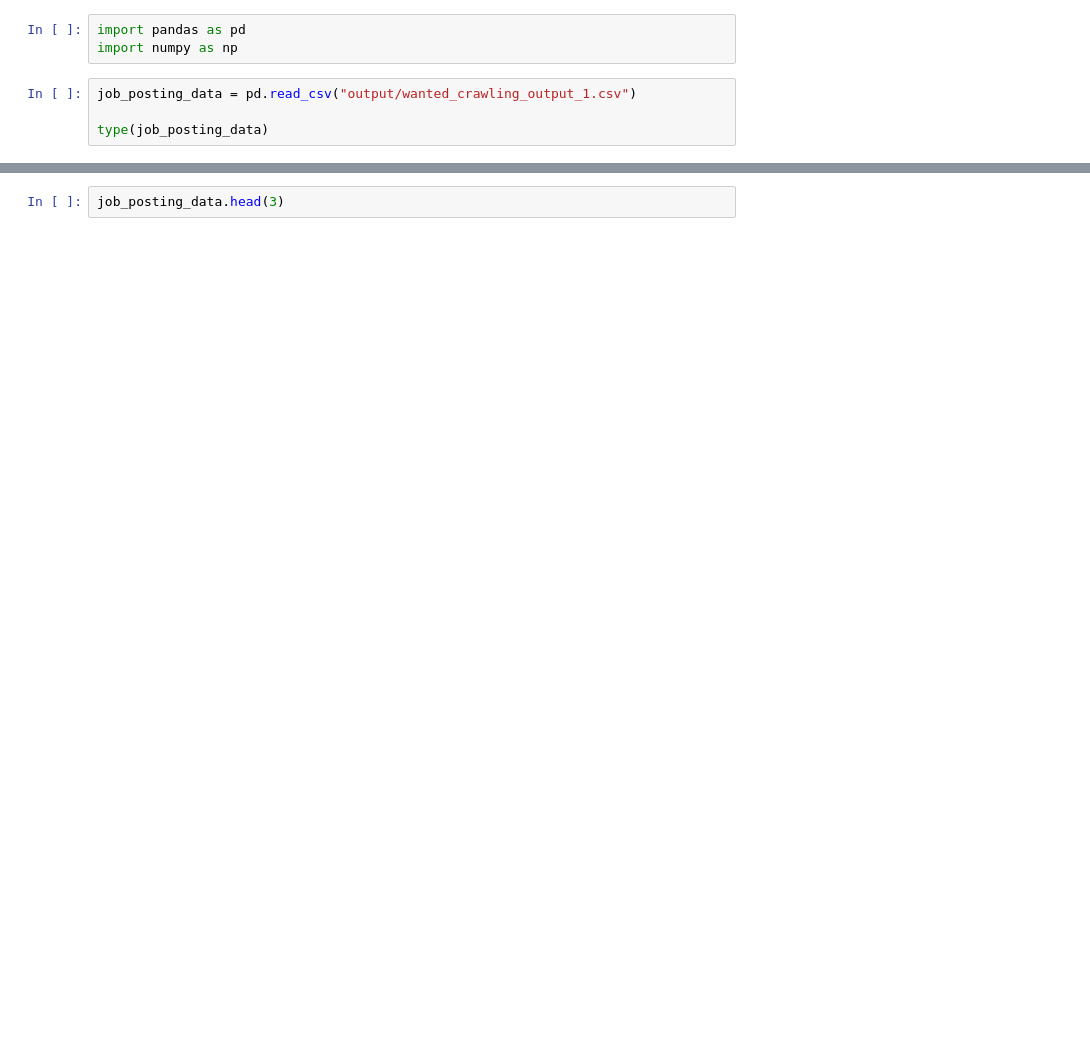
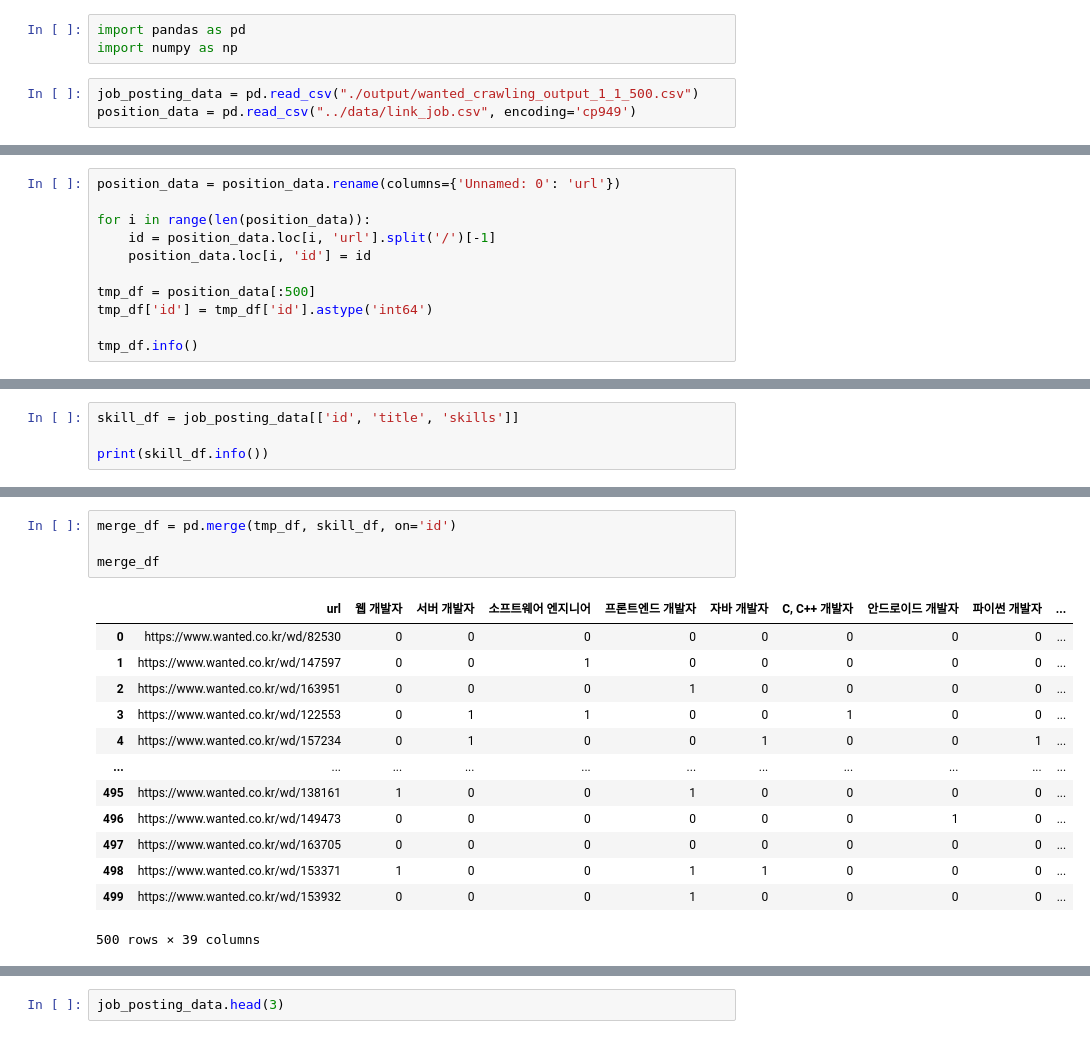
Before and after one commit to suub13/playground-data, a Jupyter notebook: crawler/recommended_system_collaborative_filtering.ipynb, the cells around one changed output, grey strips where cells are left out. Saved outputs shown, nothing was run; the diff lists cells and outputs as text; blank space fills up the shorter version.

Commit message:
update data

```diff
--- a/crawler/recommended_system_collaborative_filtering.ipynb
+++ b/crawler/recommended_system_collaborative_filtering.ipynb
@@ -2,6 +2,5 @@
 import pandas as pd
 import numpy as np
 # %%
-job_posting_data = pd.read_csv("output/wanted_crawling_output_1.csv")
-
-type(job_posting_data)
+job_posting_data = pd.read_csv("./output/wanted_crawling_output_1_1_500.csv")
+position_data = pd.read_csv("../data/link_job.csv", encoding='cp949')
@@ -9,0 +43,11 @@ pandas.core.frame.DataFrame
+# %%
+position_data = position_data.rename(columns={'Unnamed: 0': 'url'})
+
+for i in range(len(position_data)):
+    id = position_data.loc[i, 'url'].split('/')[-1]
+    position_data.loc[i, 'id'] = id
+
+tmp_df = position_data[:500]
+tmp_df['id'] = tmp_df['id'].astype('int64')
+
+tmp_df.info()
@@ -9,0 +77,4 @@ pandas.core.frame.DataFrame
+# %%
+skill_df = job_posting_data[['id', 'title', 'skills']]
+
+print(skill_df.info())
@@ -9,0 +93,18 @@ pandas.core.frame.DataFrame
+# %%
+merge_df = pd.merge(tmp_df, skill_df, on='id')
+
+merge_df
+# %% [output]
+|  | url | 웹 개발자 | 서버 개발자 | 소프트웨어 엔지니어 | 프론트엔드 개발자 | 자바 개발자 | C, C++ 개발자 | 안드로이드 개발자 | 파이썬 개발자 | ... |
+| 0 | https://www.wanted.co.kr/wd/82530 | 0 | 0 | 0 | 0 | 0 | 0 | 0 | 0 | ... |
+| 1 | https://www.wanted.co.kr/wd/147597 | 0 | 0 | 1 | 0 | 0 | 0 | 0 | 0 | ... |
+| 2 | https://www.wanted.co.kr/wd/163951 | 0 | 0 | 0 | 1 | 0 | 0 | 0 | 0 | ... |
+| 3 | https://www.wanted.co.kr/wd/122553 | 0 | 1 | 1 | 0 | 0 | 1 | 0 | 0 | ... |
+| 4 | https://www.wanted.co.kr/wd/157234 | 0 | 1 | 0 | 0 | 1 | 0 | 0 | 1 | ... |
+| ... | ... | ... | ... | ... | ... | ... | ... | ... | ... | ... |
+| 495 | https://www.wanted.co.kr/wd/138161 | 1 | 0 | 0 | 1 | 0 | 0 | 0 | 0 | ... |
+| 496 | https://www.wanted.co.kr/wd/149473 | 0 | 0 | 0 | 0 | 0 | 0 | 1 | 0 | ... |
+| 497 | https://www.wanted.co.kr/wd/163705 | 0 | 0 | 0 | 0 | 0 | 0 | 0 | 0 | ... |
+| 498 | https://www.wanted.co.kr/wd/153371 | 1 | 0 | 0 | 1 | 1 | 0 | 0 | 0 | ... |
+| 499 | https://www.wanted.co.kr/wd/153932 | 0 | 0 | 0 | 1 | 0 | 0 | 0 | 0 | ... |
+500 rows × 39 columns
```
Also changed, not shown: parts of 6 cells of this notebook, 2 other files.
